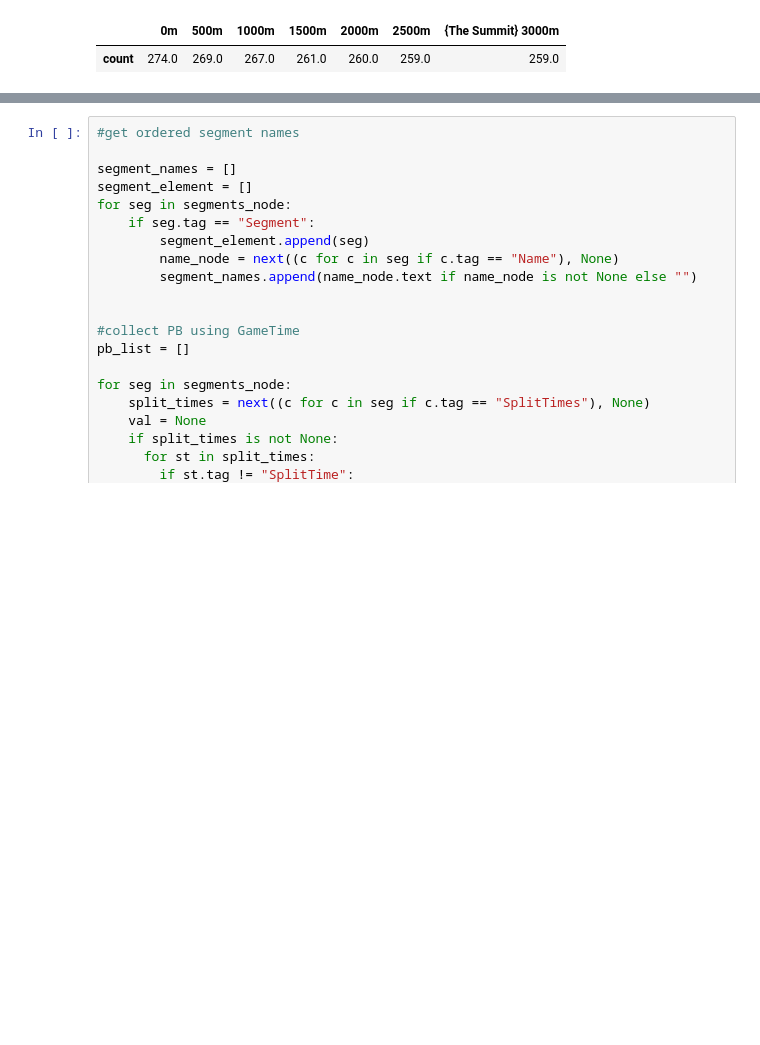
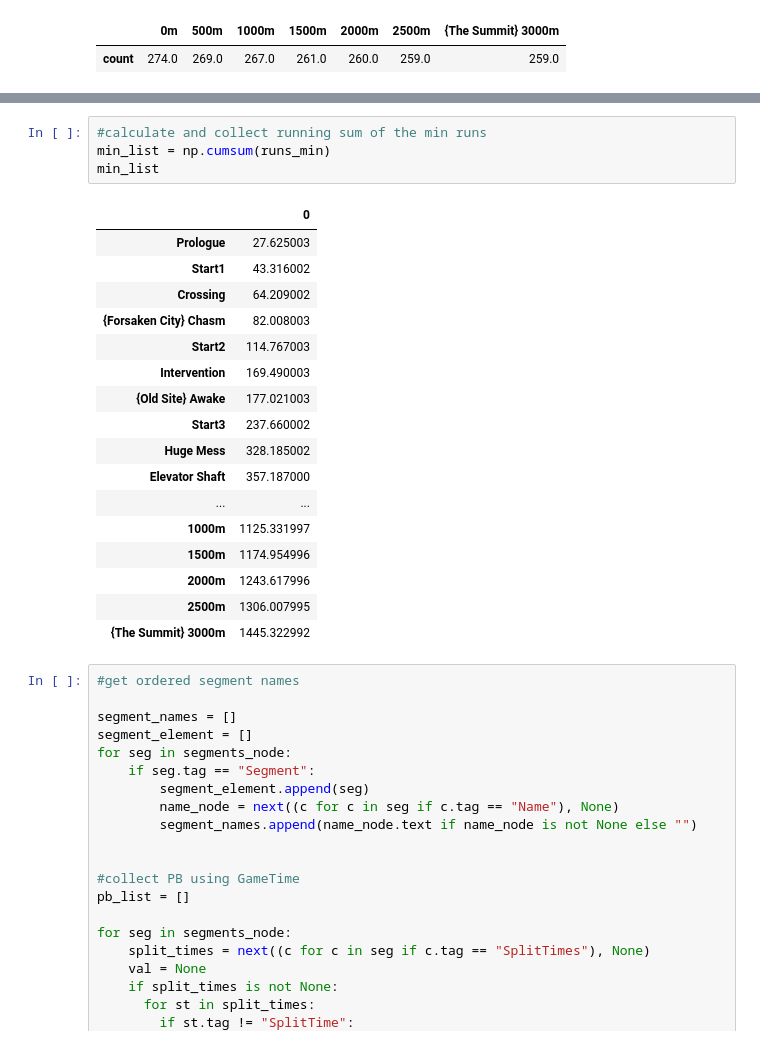
Before and after one commit to elizabethanneTMU820/ElizabethAnne.github.io, a Jupyter notebook: Projects/XML_DataCleaning/SpeedrunXML_to_Table.ipynb, the cells around one changed output, grey strips where cells are left out. Drawn from its saved outputs; the diff is of its cells as text; blank space fills up the shorter version.

```diff
--- a/Projects/XML_DataCleaning/SpeedrunXML_to_Table.ipynb
+++ b/Projects/XML_DataCleaning/SpeedrunXML_to_Table.ipynb
@@ -363,3 +390,25 @@ dtype: float64
+# %%
+#calculate and collect running sum of the min runs
+min_list = np.cumsum(runs_min)
+min_list
+# %% [output]
+|  | 0 |
+| Prologue | 27.625003 |
+| Start1 | 43.316002 |
+| Crossing | 64.209002 |
+| {Forsaken City} Chasm | 82.008003 |
+| Start2 | 114.767003 |
+| Intervention | 169.490003 |
+| {Old Site} Awake | 177.021003 |
+| Start3 | 237.660002 |
+| Huge Mess | 328.185002 |
+| Elevator Shaft | 357.187000 |
+| ... | ... |
+| 1000m | 1125.331997 |
+| 1500m | 1174.954996 |
+| 2000m | 1243.617996 |
+| 2500m | 1306.007995 |
+| {The Summit} 3000m | 1445.322992 |
 # %%
 #get ordered segment names
 
```
Also changed, not shown: parts of 21 cells of this notebook.
